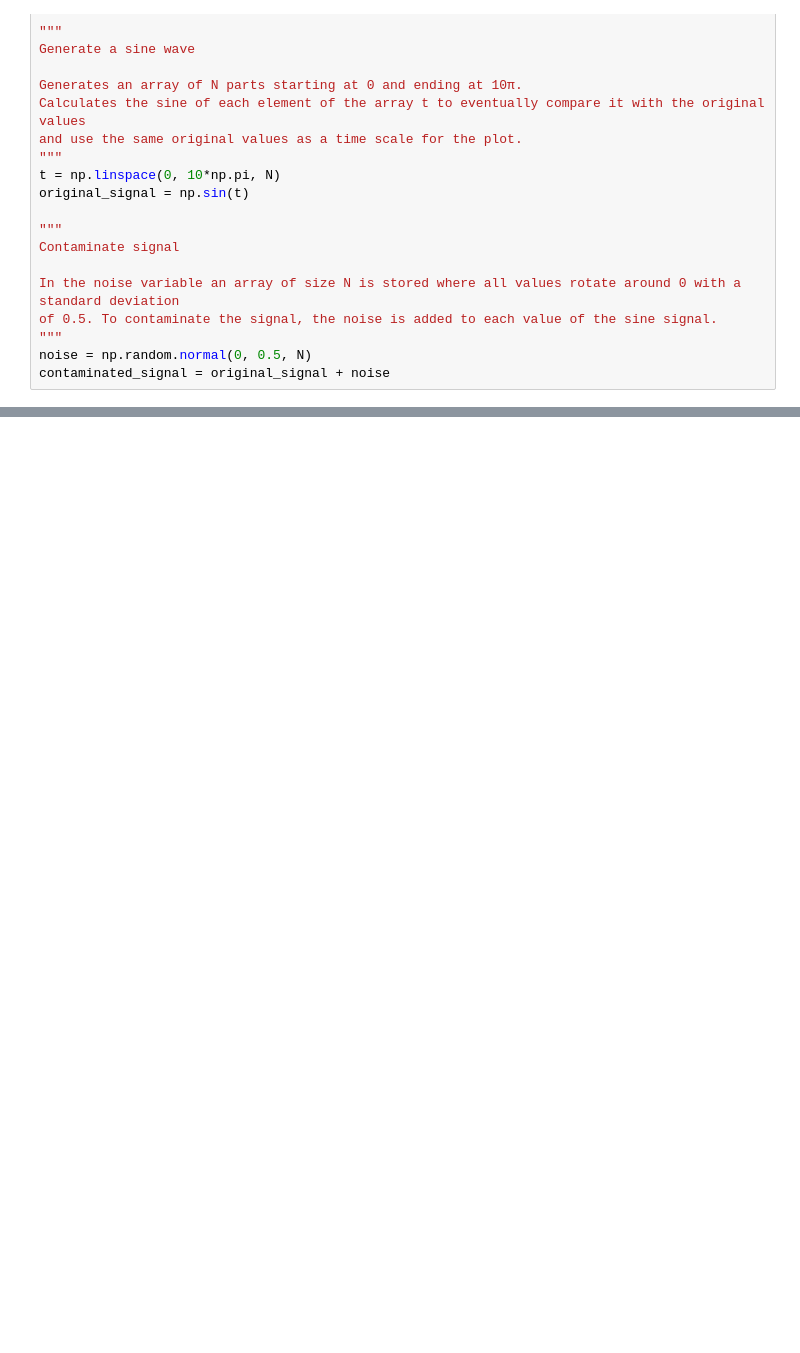
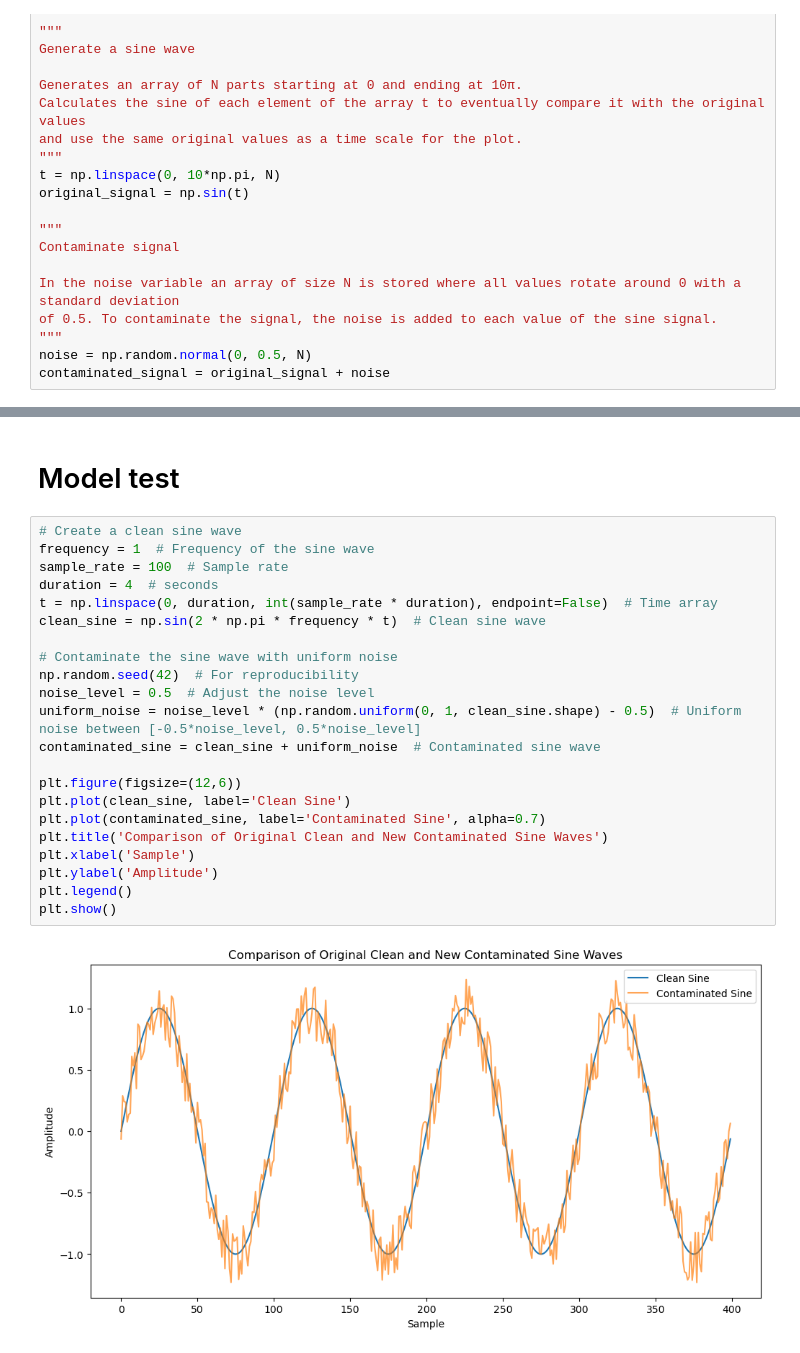
Before and after one commit to gitorivera/eeg-project, a Jupyter notebook: sin_LSTM_test.ipynb, the cells around one changed output, grey strips where cells are left out. Cells and saved outputs as stored; diff of their text form; blank space fills up the shorter version.

```diff
--- a/sin_LSTM_test.ipynb
+++ b/sin_LSTM_test.ipynb
@@ -171,0 +208,26 @@ Remuestrear señales
+# %% [markdown]
+# Model test
+# %%
+# Create a clean sine wave
+frequency = 1  # Frequency of the sine wave
+sample_rate = 100  # Sample rate
+duration = 4  # seconds
+t = np.linspace(0, duration, int(sample_rate * duration), endpoint=False)  # Time array
+clean_sine = np.sin(2 * np.pi * frequency * t)  # Clean sine wave
+
+# Contaminate the sine wave with uniform noise
+np.random.seed(42)  # For reproducibility
+noise_level = 0.5  # Adjust the noise level
+uniform_noise = noise_level * (np.random.uniform(0, 1, clean_sine.shape) - 0.5)  # Uniform noise between [-0.5*noise_level, 0.5*noise_level]
+contaminated_sine = clean_sine + uniform_noise  # Contaminated sine wave
+
+plt.figure(figsize=(12,6))
+plt.plot(clean_sine, label='Clean Sine')
+plt.plot(contaminated_sine, label='Contaminated Sine', alpha=0.7)
+plt.title('Comparison of Original Clean and New Contaminated Sine Waves')
+plt.xlabel('Sample')
+plt.ylabel('Amplitude')
+plt.legend()
+plt.show()
+# %% [output]
+[figure, added]
```
Also changed, not shown: parts of 24 cells of this notebook, 1 other file.
